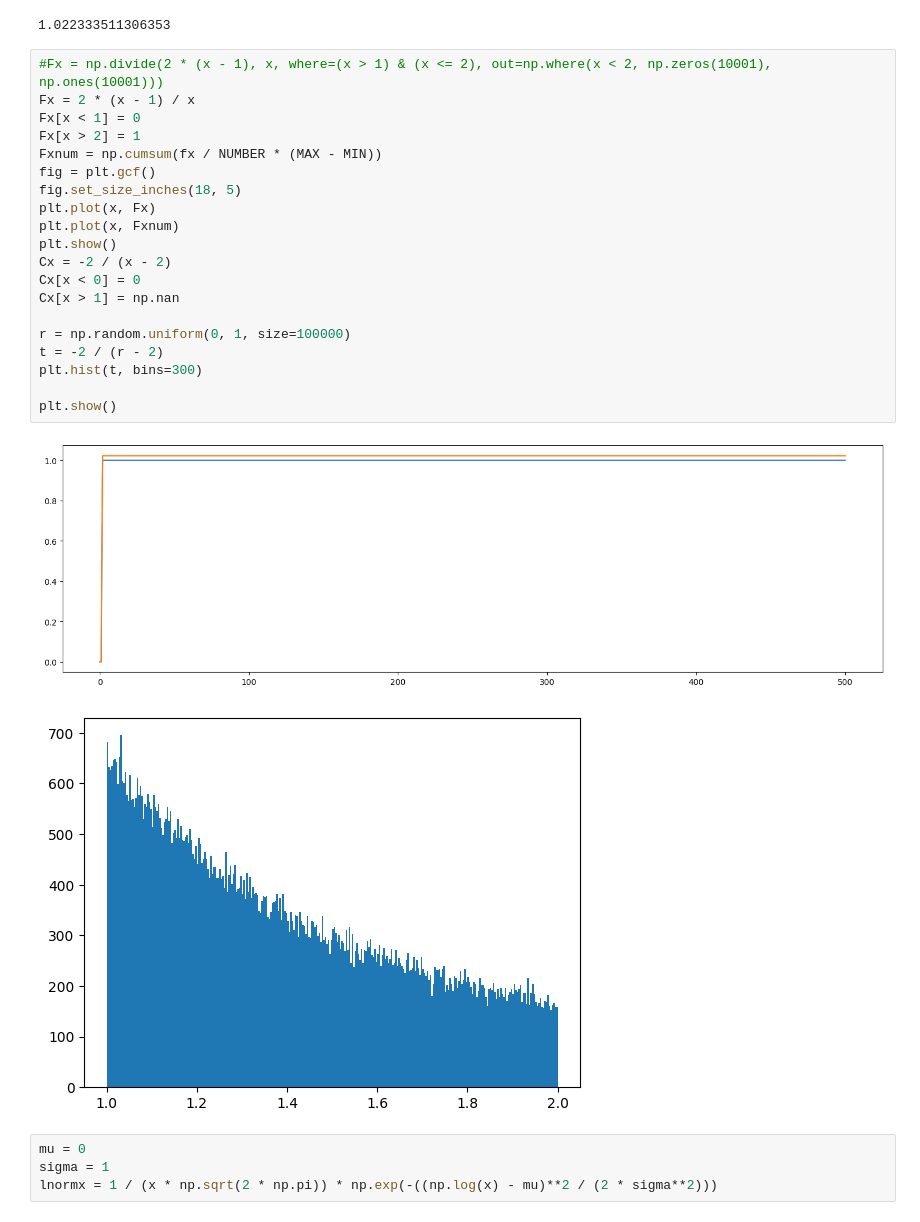
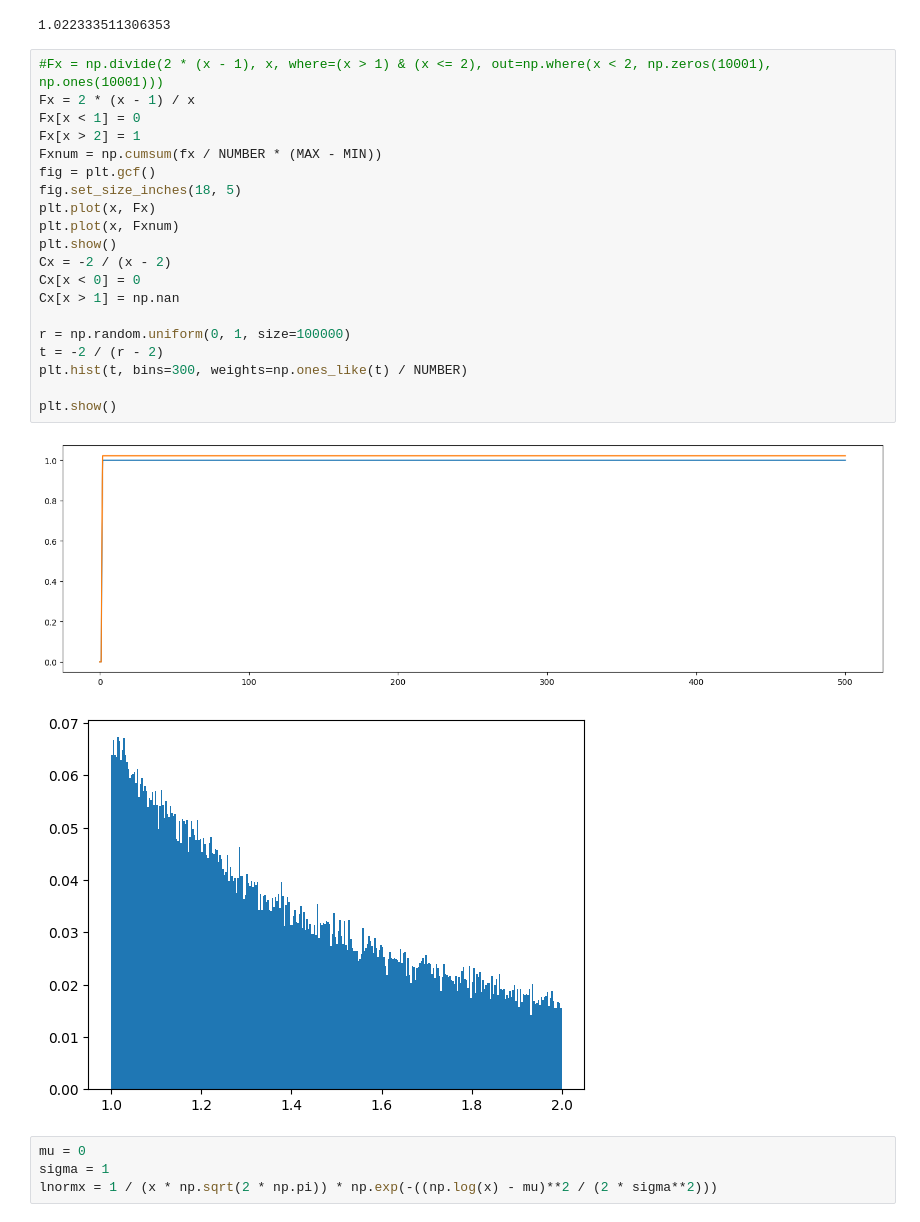
Before and after one commit to astronomyk/STA_2023_UE, a Jupyter notebook: Exercise 1.ipynb, the cells around one changed output. Drawn from its saved outputs; the diff is of its cells as text.

```diff
--- a/Exercise 1.ipynb
+++ b/Exercise 1.ipynb
@@ -33,26 +33,26 @@ np.sum(fx) / (NUMBER + 1) * (MAX - MIN)
 # %%
 #Fx = np.divide(2 * (x - 1), x, where=(x > 1) & (x <= 2), out=np.where(x < 2, np.zeros(10001), np.ones(10001)))
 Fx = 2 * (x - 1) / x
 Fx[x < 1] = 0
 Fx[x > 2] = 1
 Fxnum = np.cumsum(fx / NUMBER * (MAX - MIN))
 fig = plt.gcf()
 fig.set_size_inches(18, 5)
 plt.plot(x, Fx)
 plt.plot(x, Fxnum)
 plt.show()
 Cx = -2 / (x - 2)
 Cx[x < 0] = 0
 Cx[x > 1] = np.nan
 
 r = np.random.uniform(0, 1, size=100000)
 t = -2 / (r - 2)
-plt.hist(t, bins=300)
+plt.hist(t, bins=300, weights=np.ones_like(t) / NUMBER)
 
 plt.show()
 # %% [output]
 [figure]
-[figure, old version]
+[figure, new version]
 # %%
 mu = 0
 sigma = 1
```
Also changed, not shown: parts of 5 cells of this notebook, 1 other file.
